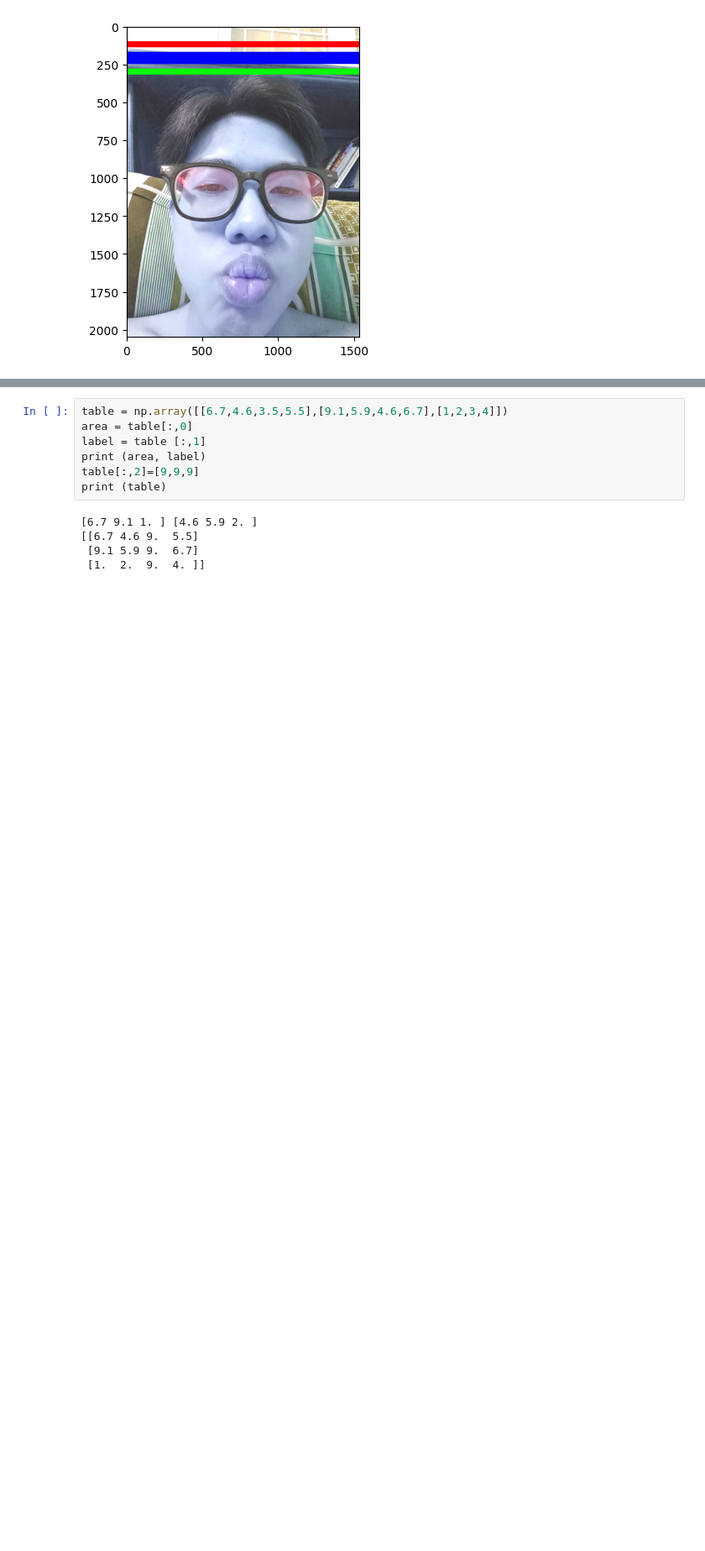
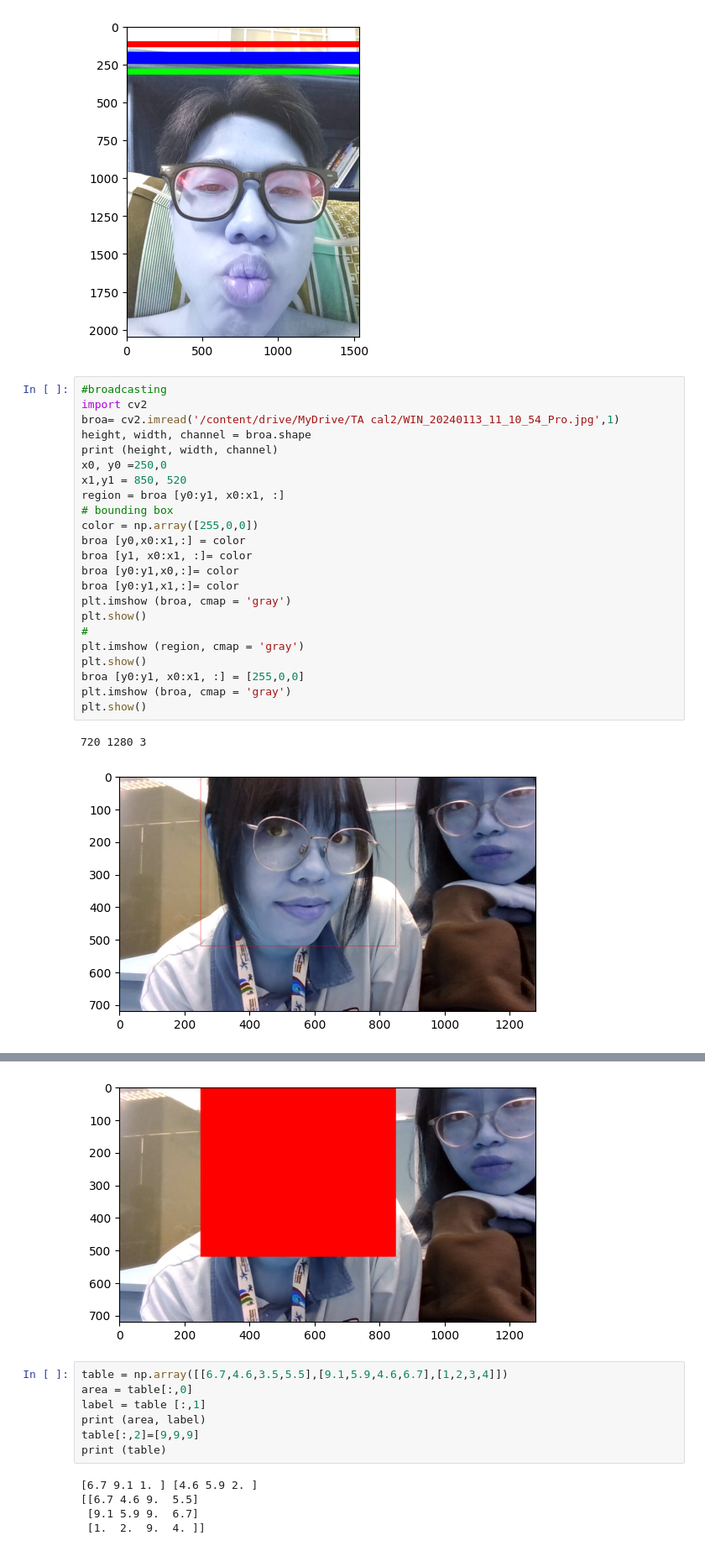
Before and after one commit to Jenniferduong20012004/JennyLearningAI, a Jupyter notebook: vector_and_matrix.ipynb, the cells around one changed output, grey strips where cells are left out. Shown at 84% size. Drawn from its saved outputs; the diff is of its cells as text; blank space fills up the shorter version.

```diff
--- a/vector_and_matrix.ipynb
+++ b/vector_and_matrix.ipynb
@@ -188,3 +188,29 @@ plt.show()
 [figure]
 [figure]
 [figure]
+# %%
+#broadcasting
+import cv2
+broa= cv2.imread('/content/drive/MyDrive/TA cal2/WIN_20240113_11_10_54_Pro.jpg',1)
+height, width, channel = broa.shape
+print (height, width, channel)
+x0, y0 =250,0
+x1,y1 = 850, 520
+region = broa [y0:y1, x0:x1, :]
+# bounding box
+color = np.array([255,0,0])
+broa [y0,x0:x1,:] = color
+broa [y1, x0:x1, :]= color
+broa [y0:y1,x0,:]= color
+broa [y0:y1,x1,:]= color
+plt.imshow (broa, cmap = 'gray')
+plt.show()
+#
+plt.imshow (region, cmap = 'gray')
+plt.show()
+broa [y0:y1, x0:x1, :] = [255,0,0]
+plt.imshow (broa, cmap = 'gray')
+plt.show()
+# %% [output]
+720 1280 3
+[figure, added]
@@ -191,3 +218,4 @@ plt.show()
+[figure, added]
 # %%
 table = np.array([[6.7,4.6,3.5,5.5],[9.1,5.9,4.6,6.7],[1,2,3,4]])
 area = table[:,0]
```
Also changed, not shown: parts of 1 cell of this notebook.
